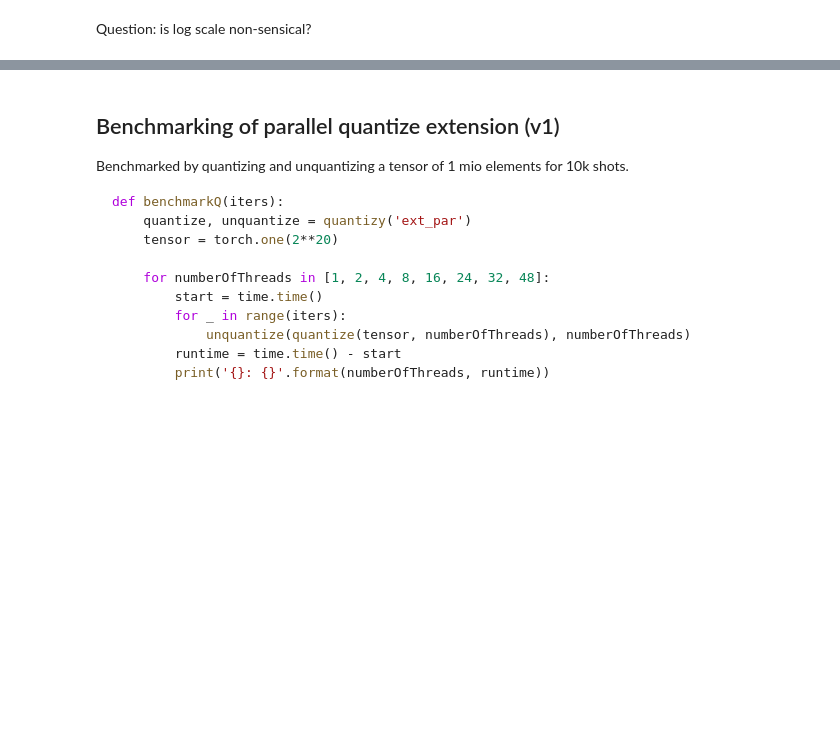
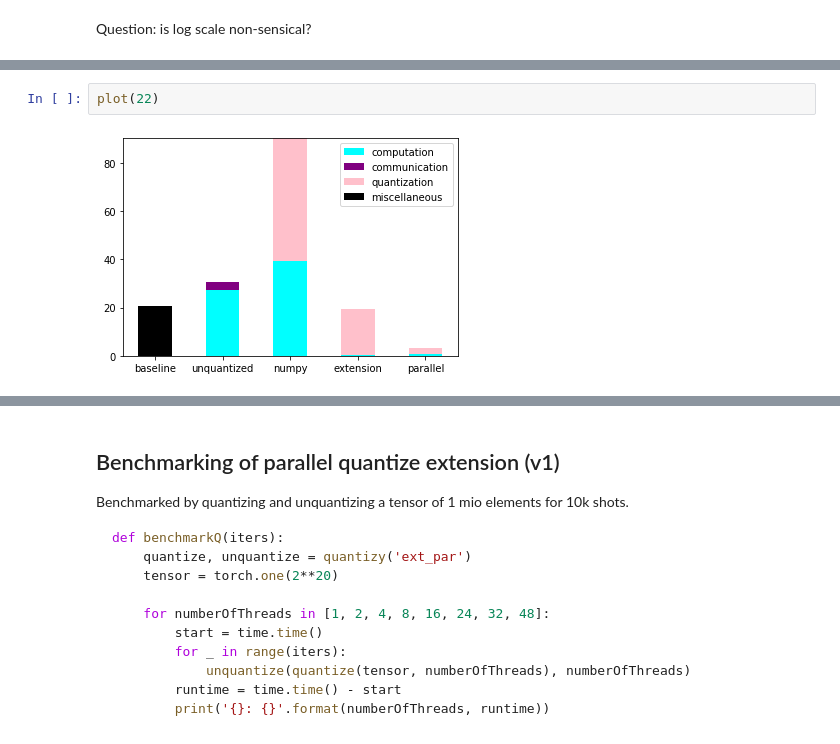
Before and after one commit to gessfred/gRPC, a Jupyter notebook: benchmarks/BenchViz.ipynb, the cells around one changed output, grey strips where cells are left out. Drawn from its saved outputs; the diff is of its cells as text; blank space fills up the shorter version.

```diff
--- a/benchmarks/BenchViz.ipynb
+++ b/benchmarks/BenchViz.ipynb
@@ -164,0 +177,4 @@ plt.savefig('26.png', dpi=300)
+# %%
+plot(22)
+# %% [output]
+[figure, added]
```
Also changed, not shown: parts of 6 cells of this notebook, 1 other file.
